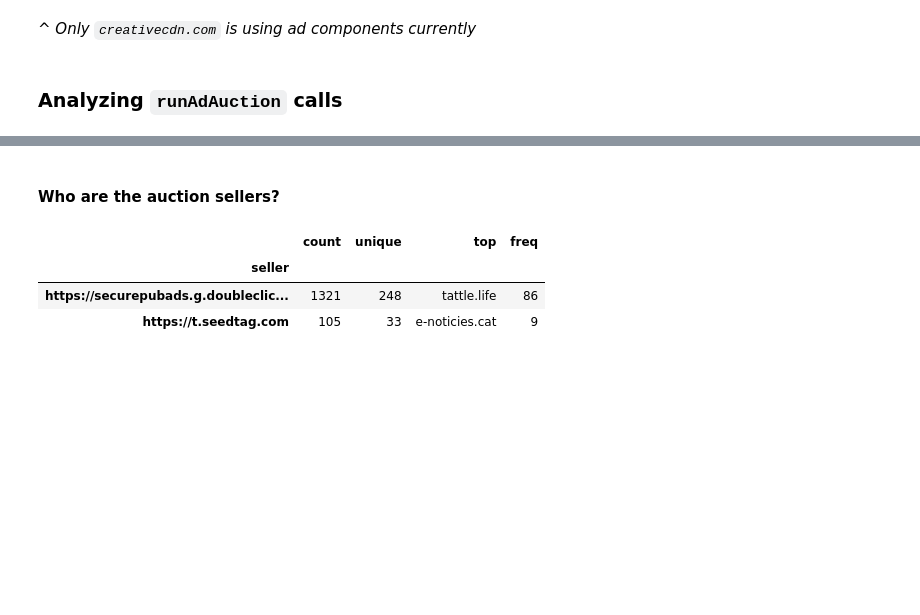
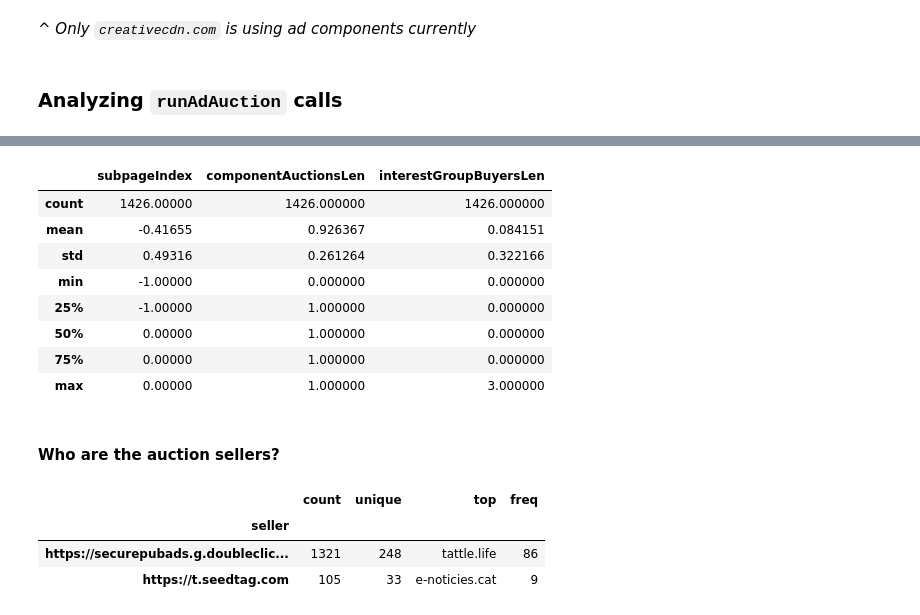
Before and after one commit to MichielP1807/tracker-radar-collector, a Jupyter notebook: post-processing/analysis.ipynb, the cells around one changed output, grey strips where cells are left out. Saved outputs shown, nothing was run; the diff lists cells and outputs as text; code cells hidden in the pictures; blank space fills up the shorter version.

Commit message:
Verify error sites not being counted

```diff
--- a/post-processing/analysis.ipynb
+++ b/post-processing/analysis.ipynb
@@ -551,12 +555,28 @@ auction_calls["arguments"] = auction_calls["arguments"].map(ast.literal_eval)
 
 auction_calls["seller"] = auction_calls["arguments"].apply(lambda arg: arg["0"].get("seller"))
 
+for subArg in ["componentAuctions", "interestGroupBuyers"]:
+    auction_calls[subArg] = auction_calls["arguments"].apply(lambda arg: arg["0"].get(subArg, []))
+    auction_calls[f"{subArg}Len"] = auction_calls[subArg].apply(lambda ads: len(ads))
+
 display(auction_calls.head(3))
 # %% [output]
 |  | source | description | arguments | returnValue | accessType | frameURL | referrer | subpageIndex | ... |
 | 64 | https://securepubads.g.doubleclic... | Navigator.runAdAuction | {'0': {'seller': 'https://securep... | {} | call | https://slobodnadalmacija.hr/spiza | NaN | 0 | ... |
 | 65 | https://securepubads.g.doubleclic... | Navigator.runAdAuction | {'0': {'seller': 'https://securep... | {} | call | https://slobodnadalmacija.hr/spiza | NaN | 0 | ... |
 | 66 | https://securepubads.g.doubleclic... | Navigator.runAdAuction | {'0': {'seller': 'https://securep... | {} | call | https://slobodnadalmacija.hr/spiza | NaN | 0 | ... |
+# %%
+auction_calls[""].describe()
+# %% [output]
+|  | subpageIndex | componentAuctionsLen | interestGroupBuyersLen |
+| count | 1426.00000 | 1426.000000 | 1426.000000 |
+| mean | -0.41655 | 0.926367 | 0.084151 |
+| std | 0.49316 | 0.261264 | 0.322166 |
+| min | -1.00000 | 0.000000 | 0.000000 |
+| 25% | -1.00000 | 1.000000 | 0.000000 |
+| 50% | 0.00000 | 1.000000 | 0.000000 |
+| 75% | 0.00000 | 1.000000 | 0.000000 |
+| max | 0.00000 | 1.000000 | 3.000000 |
 # %% [markdown]
 #### Who are the auction sellers?
 # %%
```
Also changed, not shown: parts of 16 cells of this notebook.
